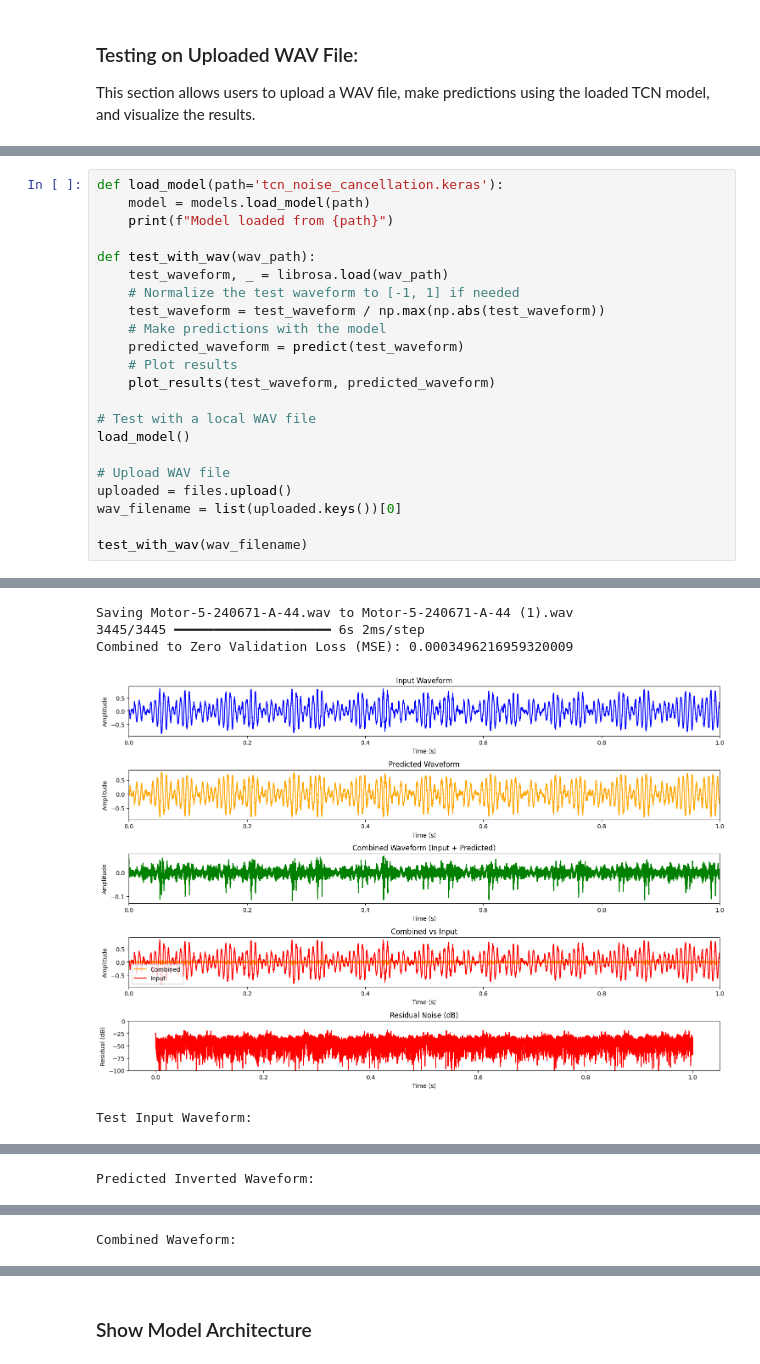
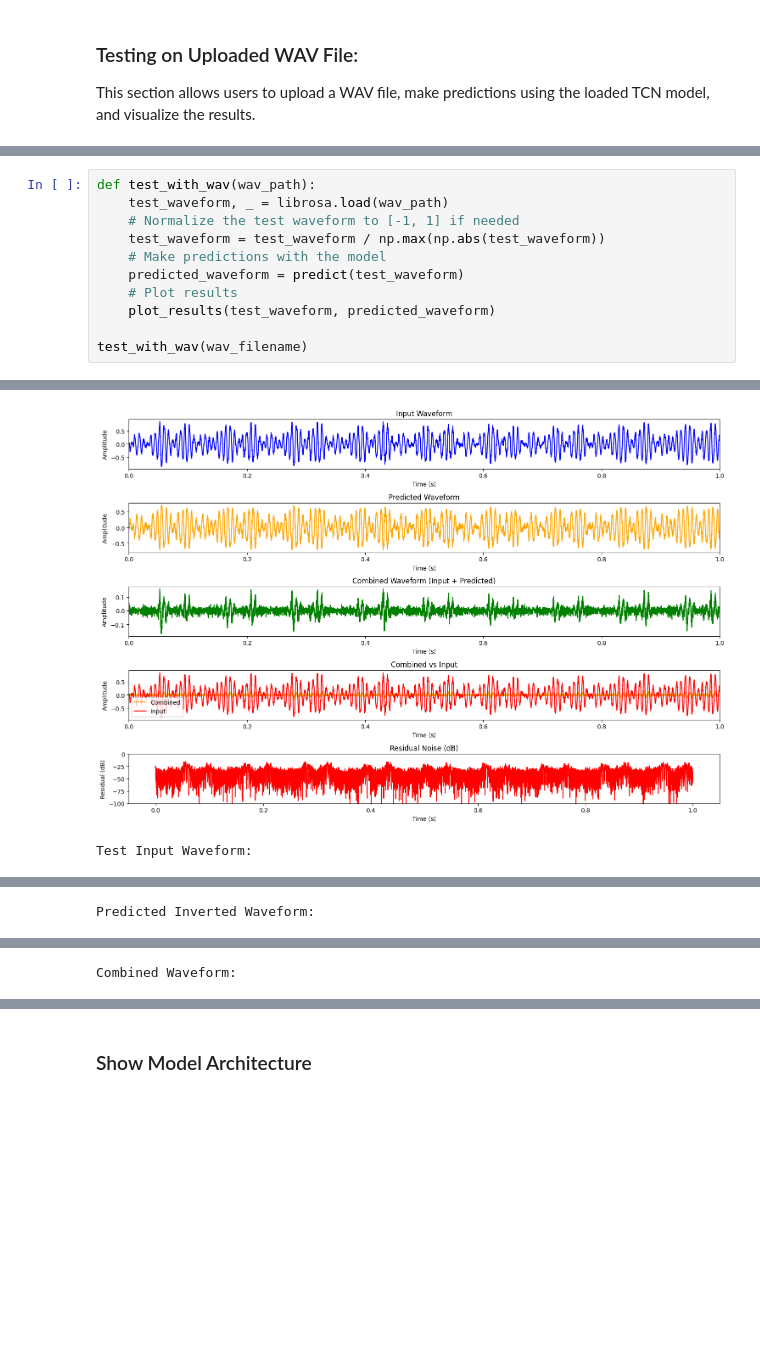
Before and after one commit to HernanDL/Noise-Cancellation-Using-ML, a Jupyter notebook: TCN_Noise_Cancellation_Single_Sample.ipynb, the cells around one changed output, grey strips where cells are left out. Saved outputs shown, nothing was run; the diff lists cells and outputs as text; blank space fills up the shorter version.

```diff
--- a/TCN_Noise_Cancellation_Single_Sample.ipynb
+++ b/TCN_Noise_Cancellation_Single_Sample.ipynb
@@ -507,8 +536,4 @@ This section allows users to upload a WAV file, make predictions using the loade
 # %%
-def load_model(path='tcn_noise_cancellation.keras'):
-    model = models.load_model(path)
-    print(f"Model loaded from {path}")
-
 def test_with_wav(wav_path):
     test_waveform, _ = librosa.load(wav_path)
     # Normalize the test waveform to [-1, 1] if needed
@@ -518,12 +543,5 @@ def test_with_wav(wav_path):
     # Plot results
     plot_results(test_waveform, predicted_waveform)
 
-# Test with a local WAV file
-load_model()
-
-# Upload WAV file
-uploaded = files.upload()
-wav_filename = list(uploaded.keys())[0]
-
 test_with_wav(wav_filename)
 # %% [output]
@@ -531,10 +550,7 @@ Model loaded from tcn_noise_cancellation.keras
+[figure, new version]
+Test Input Waveform:
 [interactive output not drawn]
-Saving Motor-5-240671-A-44.wav to Motor-5-240671-A-44 (1).wav
-3445/3445 ━━━━━━━━━━━━━━━━━━━━ 6s 2ms/step
-Combined to Zero Validation Loss (MSE): 0.0003496216959320009
-[figure, old version]
-Test Input Waveform:
+Predicted Inverted Waveform:
 [interactive output not drawn]
-Predicted Inverted Waveform:
+Combined Waveform:
 [interactive output not drawn]
-Combined Waveform:
```
Also changed, not shown: parts of 7 cells of this notebook.
